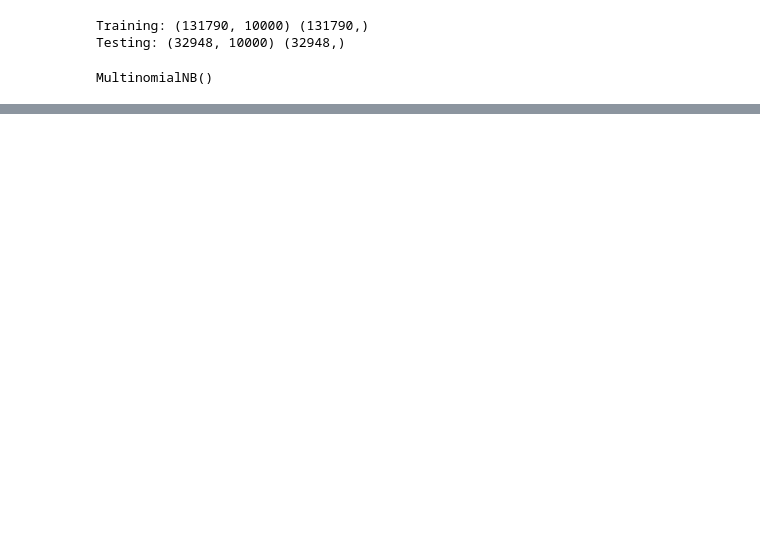
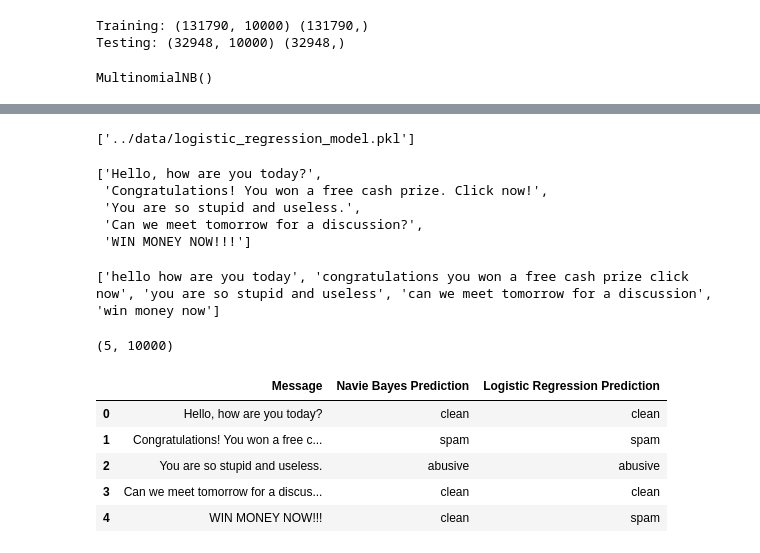
Before and after one commit to divyamohan6388-droid/Real-Time-Content-Moderation, a Jupyter notebook: notebooks/model_training.ipynb, the cells around one changed output, grey strips where cells are left out. Saved outputs shown, nothing was run; the diff lists cells and outputs as text; code cells hidden in the pictures; blank space fills up the shorter version.

```diff
--- a/notebooks/model_training.ipynb
+++ b/notebooks/model_training.ipynb
@@ -37,0 +172,64 @@ MultinomialNB()
+# %%
+# saving model
+joblib.dump(nb_model, "../data/naive_bayes_model.pkl")
+joblib.dump(lr_model, "../data/logistic_regression_model.pkl")
+# %% [output]
+['../data/logistic_regression_model.pkl']
+# %%
+# testing messages
+new_messages = [
+    "Hello, how are you today?",
+    "Congratulations! You won a free cash prize. Click now!",
+    "You are so stupid and useless.",
+    "Can we meet tomorrow for a discussion?",
+    "WIN MONEY NOW!!!"
+]
+
+new_messages
+# %% [output]
+['Hello, how are you today?',
+ 'Congratulations! You won a free cash prize. Click now!',
+ 'You are so stupid and useless.',
+ 'Can we meet tomorrow for a discussion?',
+ 'WIN MONEY NOW!!!']
+# %%
+# preprocessing new messages
+import string
+
+def clean_text(text):
+    text = text.lower()
+    text = text.translate(str.maketrans("", "", string.punctuation))
+    text = " ".join(text.split())
+    return text
+
+cleaned_messages = [clean_text(message) for message in new_messages]
+
+print(cleaned_messages)
+# %% [output]
+['hello how are you today', 'congratulations you won a free cash prize click now', 'you are so stupid and useless', 'can we meet tomorrow for a discussion', 'win money now']
+# %%
+# converting new messages to tfidf
+new_messages_tfidf = tfidf.transform(cleaned_messages)
+print(new_messages_tfidf.shape)
+# %% [output]
+(5, 10000)
+# %%
+# predicting with both models
+id = "predict_new"
+nb_predictions = nb_model.predict(new_messages_tfidf)
+lr_predictions = lr_model.predict(new_messages_tfidf)
+
+results = pd.DataFrame({
+    "Message": new_messages,
+    "Navie Bayes Prediction": nb_predictions,
+    "Logistic Regression Prediction": lr_predictions
+})
+
+results
+# %% [output]
+|  | Message | Navie Bayes Prediction | Logistic Regression Prediction |
+| 0 | Hello, how are you today? | clean | clean |
+| 1 | Congratulations! You won a free c... | spam | spam |
+| 2 | You are so stupid and useless. | abusive | abusive |
+| 3 | Can we meet tomorrow for a discus... | clean | clean |
+| 4 | WIN MONEY NOW!!! | clean | spam |
```
Also changed, not shown: parts of 14 cells of this notebook.
